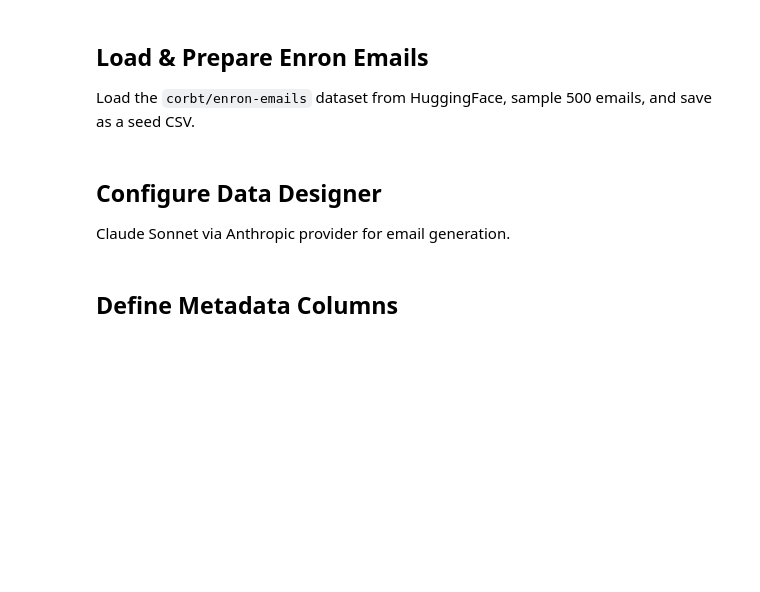
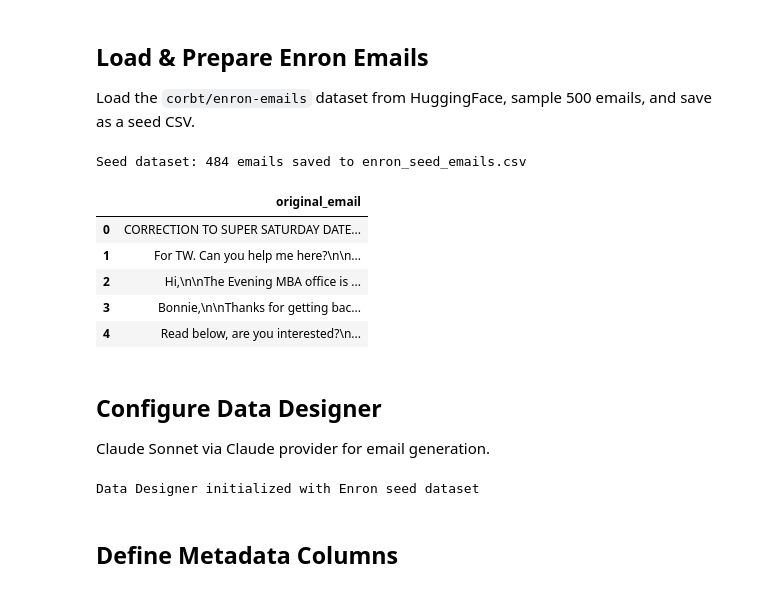
Before and after one commit to desmondzee/nemotron_sdg, a Jupyter notebook: sdg/SDG_network/enron_crime_injection.ipynb, the cells around one changed output. Drawn from its saved outputs; the diff is of its cells as text; code cells hidden in the pictures; blank space fills up the shorter version.

```diff
--- a/sdg/SDG_network/enron_crime_injection.ipynb
+++ b/sdg/SDG_network/enron_crime_injection.ipynb
@@ -20,28 +20,35 @@ Load the `corbt/enron-emails` dataset from HuggingFace, sample 500 emails, and s
 # %%
 # Load Enron email dataset
 enron = load_dataset("corbt/enron-emails", split="train")
 
 # Sample 500 emails and convert to DataFrame
 enron_sample = enron.shuffle(seed=42).select(range(500))
 enron_df = enron_sample.to_pandas()
 
-# Keep the email text column (rename if needed for clarity)
-# The dataset has a 'text' column with the full email content
-enron_df = enron_df[["text"]].rename(columns={"text": "original_email"})
+# Keep the email body column
+enron_df = enron_df[["body"]].rename(columns={"body": "original_email"})
 
 # Drop any rows with empty or very short emails
 enron_df = enron_df[enron_df["original_email"].str.len() > 50].reset_index(drop=True)
 
 # Save as seed CSV
 seed_path = "enron_seed_emails.csv"
 enron_df.to_csv(seed_path, index=False)
 
 print(f"Seed dataset: {len(enron_df)} emails saved to {seed_path}")
 enron_df.head()
+# %% [output]
+Seed dataset: 484 emails saved to enron_seed_emails.csv
+|  | original_email |
+| 0 | CORRECTION TO SUPER SATURDAY DATE... |
+| 1 | For TW. Can you help me here?\n\n... |
+| 2 | Hi,\n\nThe Evening MBA office is ... |
+| 3 | Bonnie,\n\nThanks for getting bac... |
+| 4 | Read below, are you interested?\n... |
 # %% [markdown]
 ## Configure Data Designer
 
-Claude Sonnet via Anthropic provider for email generation.
+Claude Sonnet via Claude provider for email generation.
 # %%
 model_configs = [
     dd.ModelConfig(
@@ -50,7 +57,6 @@ model_configs = [
         provider="claude",
         inference_parameters=dd.ChatCompletionInferenceParams(
             temperature=0.85,
-            top_p=0.95,
             max_tokens=4096,
         ),
     ),
@@ -64,6 +70,8 @@ seed_source = dd.LocalFileSeedSource(path=seed_path)
 config_builder.with_seed_dataset(seed_source)
 
 print("Data Designer initialized with Enron seed dataset")
+# %% [output]
+Data Designer initialized with Enron seed dataset
 # %% [markdown]
 ## Define Metadata Columns
 # %%
```
Also changed, not shown: parts of 12 cells of this notebook, 5 other files.
